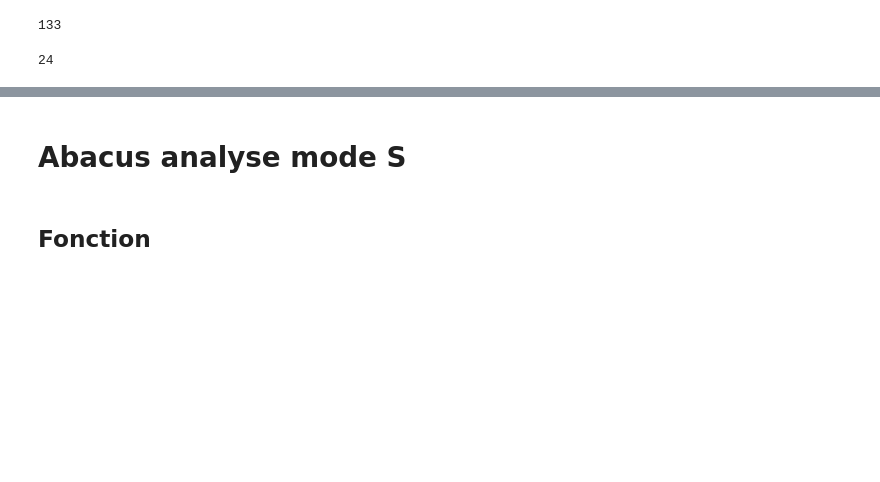
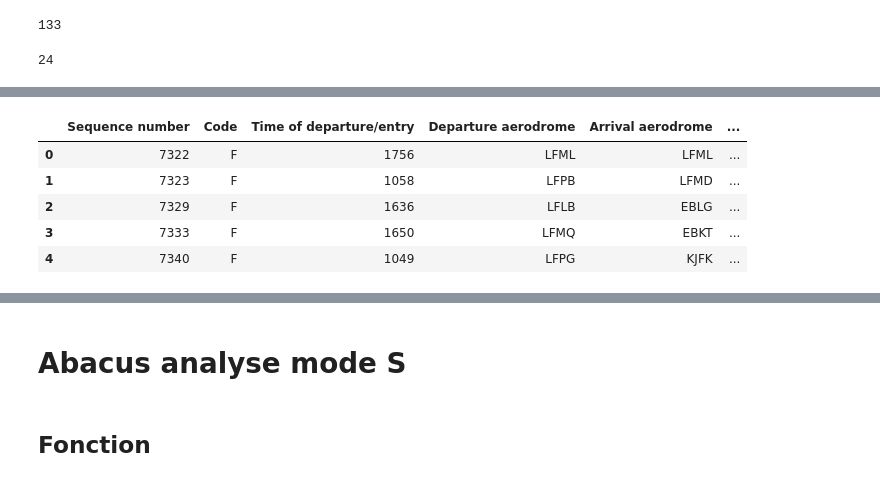
Before and after one commit to ittaldias/redevance, a Jupyter notebook: notebook/enrichissement_FR.ipynb, the cells around one changed output, grey strips where cells are left out. Saved outputs shown, nothing was run; the diff lists cells and outputs as text; code cells hidden in the pictures; blank space fills up the shorter version.

```diff
--- a/notebook/enrichissement_FR.ipynb
+++ b/notebook/enrichissement_FR.ipynb
@@ -13,11 +11,10 @@ from google.colab import drive
 # %%
-drive.mount('/content/drive')
-# Chemin du dossier dans votre Google Drive
-chemin_dossier_pln_janvier = '/content/drive/My Drive/data/stan_janvier_2024'
-chemin_dossier_pln_mars = '/content/drive/My Drive/data/stan_mars_2024'
-chemin_dossier_abacus = '/content/drive/My Drive/data/ABACUS'
-chemin_dossier_table_systeme = '/content/drive/My Drive/data/TABLE_SYSTEME'
-chemin_dossier_table_fusion = '/content/drive/My Drive/data/fusion_radar'
+# Chemin du dossier dans systeme
+chemin_dossier_pln_janvier = '../data/stan_janvier_2024'
+chemin_dossier_pln_mars = '../data/stan_mars_2024'
+chemin_dossier_abacus = '../data/ABACUS'
+chemin_dossier_table_systeme = '../data/TABLE_SYSTEME'
+chemin_dossier_table_fusion = '../data/fusion_radar'
 
 # Liste des fichiers dans le dossier
 contenu_dossier_pln_janvier = os.listdir(chemin_dossier_pln_janvier)
@@ -272,9 +267,9 @@ def dynamic_analysis(target_date_str):
     next_day_str = next_day.strftime("%Y%m%d")
 
     # Construct file names
-    nom_fichier_jour_1 = f'/content/drive/My Drive/data/stan_mars_2024/RDVC-{previous_day_str}.pln'
-    nom_fichier_jour_2 = f'/content/drive/My Drive/data/stan_mars_2024/RDVC-{target_date_str}.pln'
-    nom_fichier_jour_3 = f'/content/drive/My Drive/data/stan_mars_2024/RDVC-{next_day_str}.pln'
+    nom_fichier_jour_1 = f'../data/stan_mars_2024/RDVC-{previous_day_str}.pln'
+    nom_fichier_jour_2 = f'../data/stan_mars_2024/RDVC-{target_date_str}.pln'
+    nom_fichier_jour_3 = f'../data/stan_mars_2024/RDVC-{next_day_str}.pln'
 
     # Read and process files
     fichier_jour_1 = read_and_process_file(nom_fichier_jour_1)
@@ -1259,0 +1298,9 @@ jour_123 = pd.read_csv("jour_cible_FR.csv")
+# %%
+jour_cible.head()
+# %% [output]
+|  | Sequence number | Code | Time of departure/entry | Departure aerodrome | Arrival aerodrome | ... |
+| 0 | 7322 | F | 1756 | LFML | LFML | ... |
+| 1 | 7323 | F | 1058 | LFPB | LFMD | ... |
+| 2 | 7329 | F | 1636 | LFLB | EBLG | ... |
+| 3 | 7333 | F | 1650 | LFMQ | EBKT | ... |
+| 4 | 7340 | F | 1049 | LFPG | KJFK | ... |
```
Also changed, not shown: parts of 19 cells of this notebook, 1 other file.
